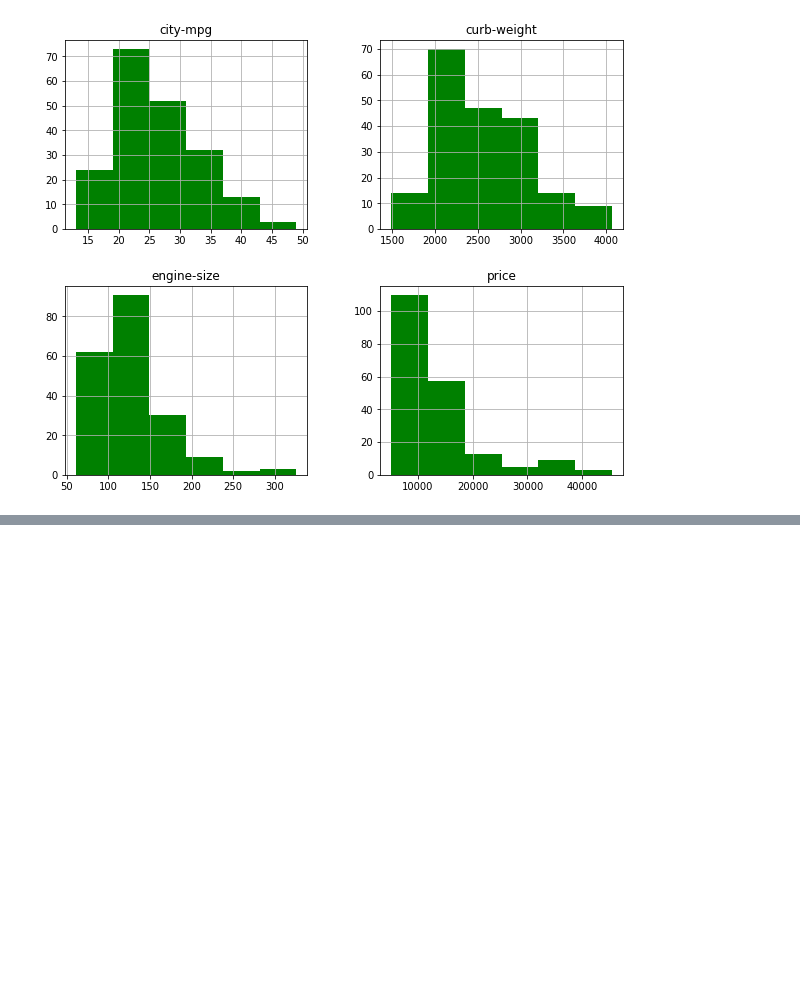
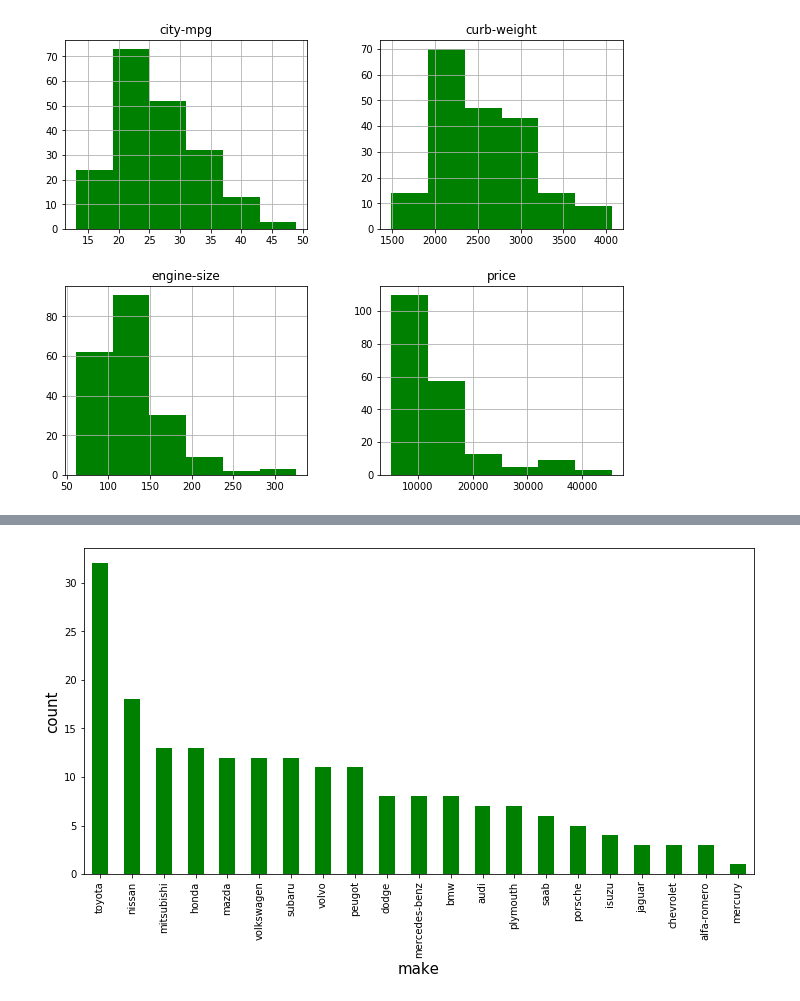
Before and after one commit to navchandru/Academic-Projects, a Jupyter notebook: Cars/Cars.ipynb, the cells around one changed output, grey strips where cells are left out. Drawn from its saved outputs; the diff is of its cells as text; code cells hidden in the pictures; blank space fills up the shorter version.

```diff
--- a/Cars/Cars.ipynb
+++ b/Cars/Cars.ipynb
@@ -517,0 +528,7 @@ plt.show()
+# %%
+ax = finalcombineddata['make'].value_counts(normalize=False).plot(figsize=(12,6),kind='bar',color='green')
+ax.set_xlabel("make", fontsize=15, color='black')
+ax.set_ylabel("count", fontsize=15, color='black')
+plt.show()
+# %% [output]
+[figure, added]
```
Also changed, not shown: parts of 3 cells of this notebook.
